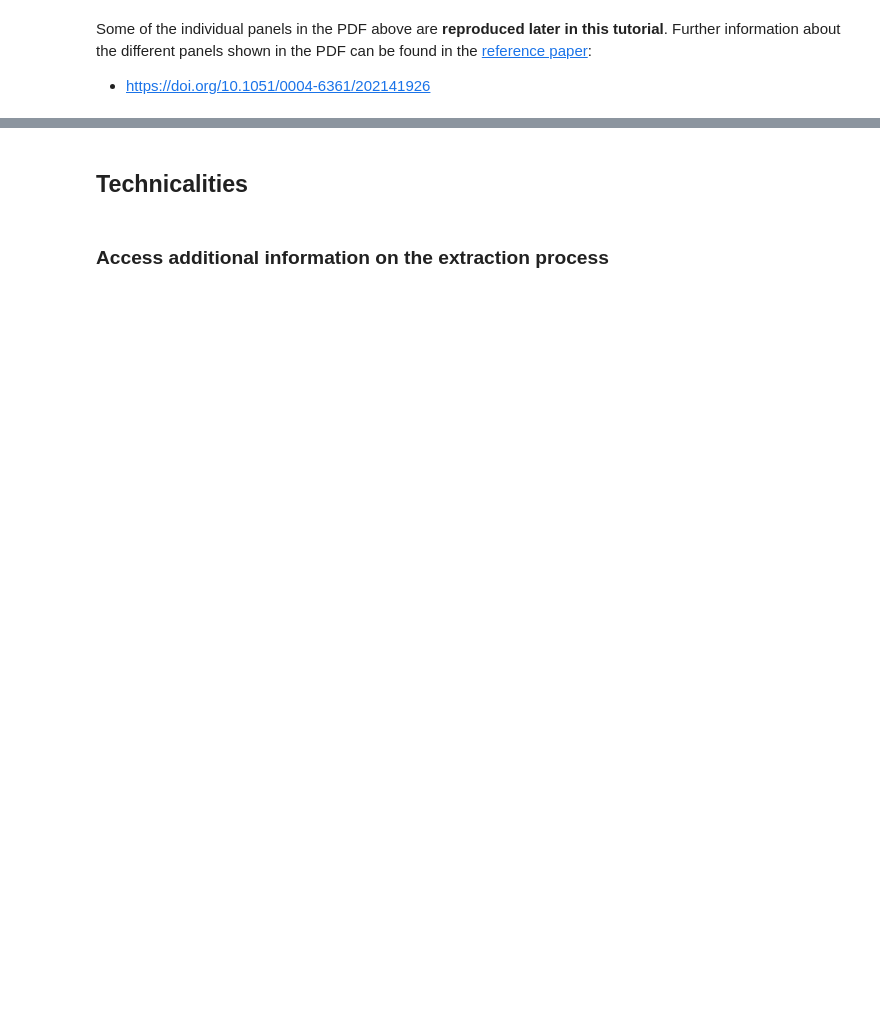
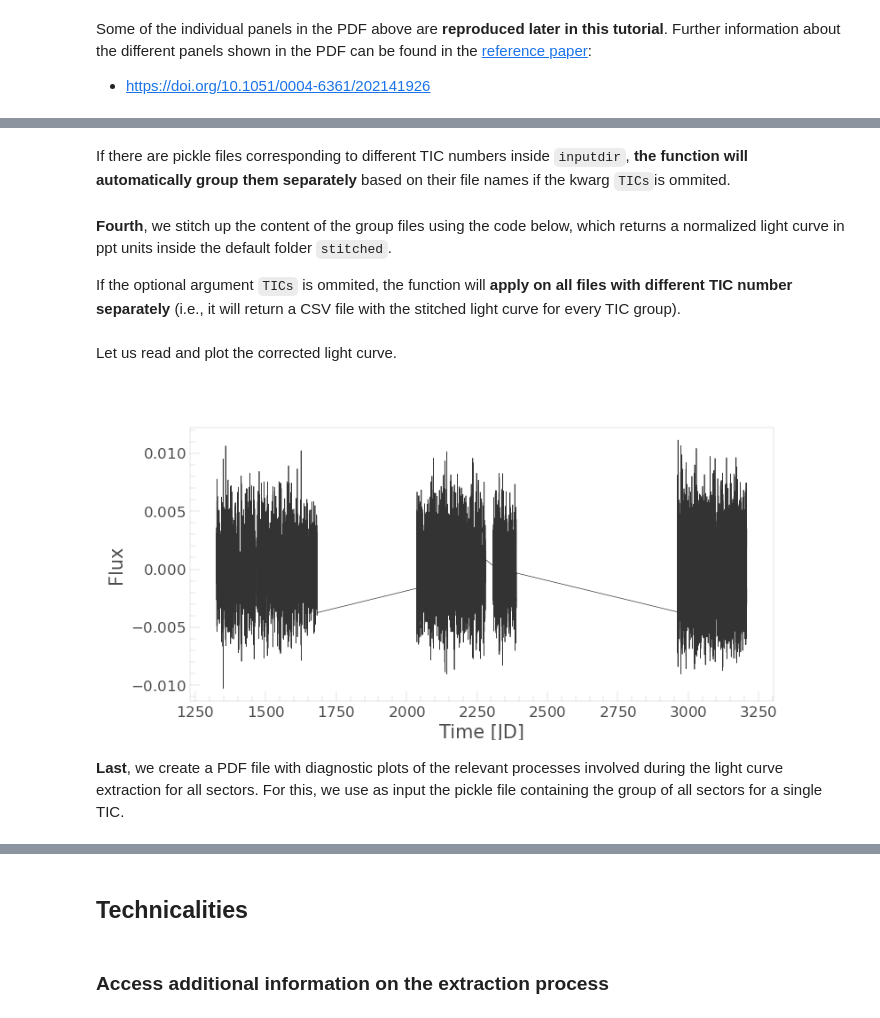
Before and after one commit to stefano-rgc/tessutils, a Jupyter notebook: tutorial/Tessutils_tutorial.ipynb, the cells around one changed output, grey strips where cells are left out. Cells and saved outputs as stored; diff of their text form; code cells hidden in the pictures; blank space fills up the shorter version.

```diff
--- a/tutorial/Tessutils_tutorial.ipynb
+++ b/tutorial/Tessutils_tutorial.ipynb
@@ -189,0 +301,6 @@ Some of the individual panels in the PDF above are **reproduced later in this tu
+# %% [markdown]
+If there are pickle files corresponding to different TIC numbers inside `inputdir`, **the function will automatically group them separately** based on their file names if the kwarg `TICs`is ommited.
+# %% [markdown]
+**Fourth**, we stitch up the content of the group files using the code below, which returns a normalized light curve in ppt units inside the default folder `stitched`.
+
+If the optional argument `TICs` is ommited, the function will **apply on all files with different TIC number separately** (i.e., it will return a CSV file with the stitched light curve for every TIC group).
@@ -189,0 +310,13 @@ Some of the individual panels in the PDF above are **reproduced later in this tu
+# %% [markdown]
+Let us read and plot the corrected light curve.
+# %%
+import lightkurve as lk
+import pandas as pd
+lc = pd.read_csv(f'stitched/lc_tic{TIC}_corrected_stitched.csv')
+lc = lk.LightCurve(time=lc.time, flux=lc.flux)
+# %%
+_ = lc.plot()
+# %% [output]
+[figure, added]
+# %% [markdown]
+**Last**, we create a PDF file with diagnostic plots of the relevant processes involved during the light curve extraction for all sectors. For this, we use as input the pickle file containing the group of all sectors for a single TIC.
```
Also changed, not shown: parts of 53 cells of this notebook, 1 other file.
